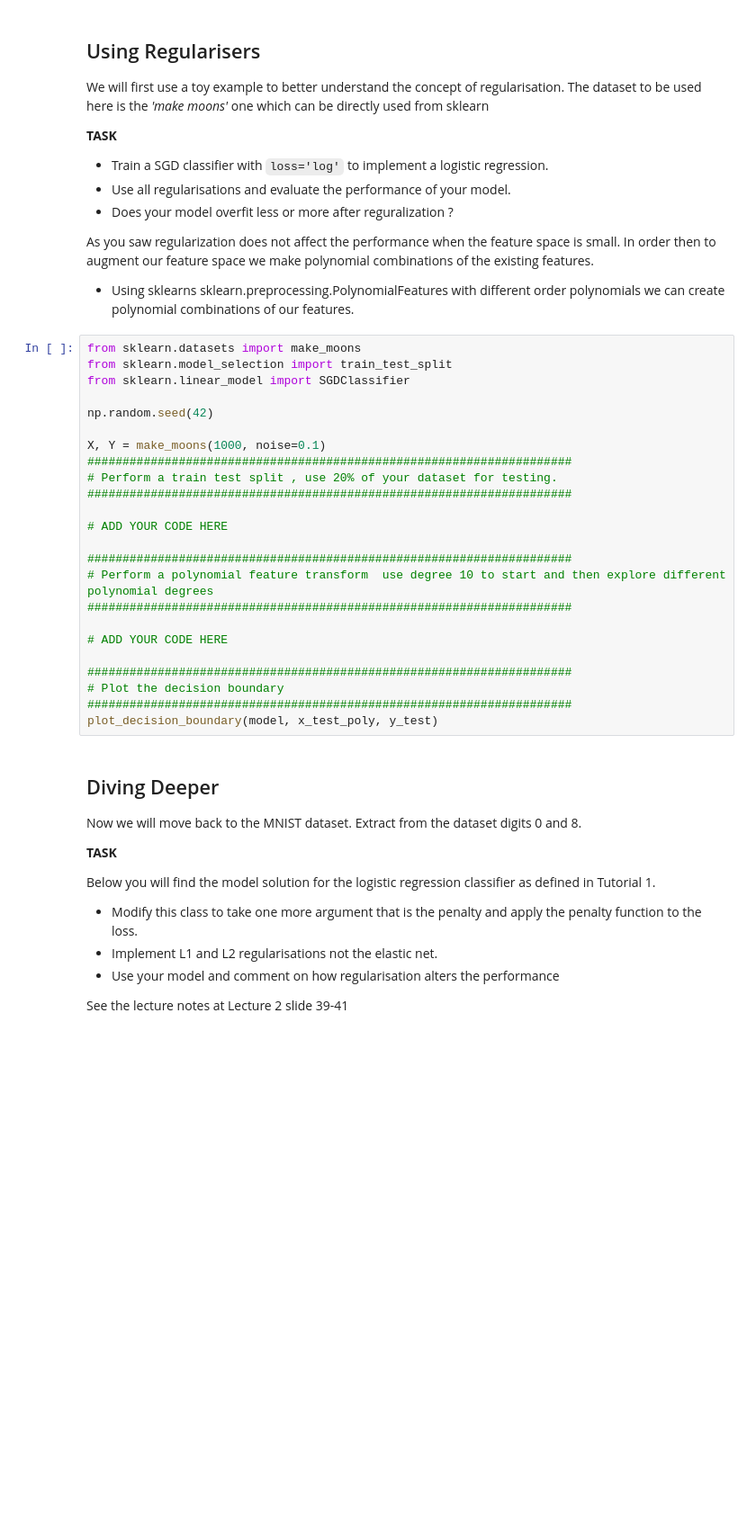
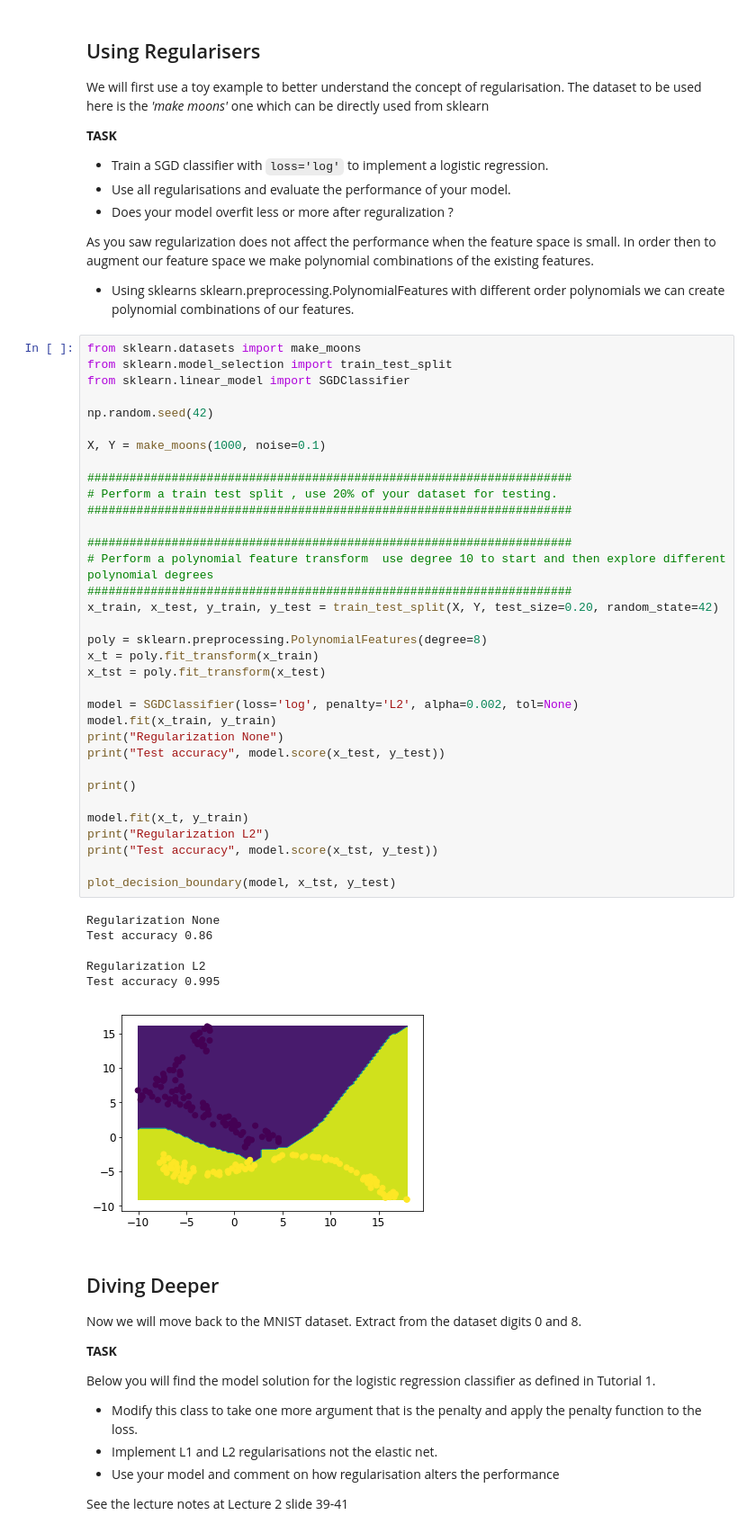
Before and after one commit to adicatana/ml_imaging_tutorials_imperial, a Jupyter notebook: MLI-Tutorial-2.ipynb, the cells around one changed output. Shown: that part at 90% size. Cells and saved outputs as stored; diff of their text form; blank space fills up the shorter version.

```diff
--- a/MLI-Tutorial-2.ipynb
+++ b/MLI-Tutorial-2.ipynb
@@ -107,27 +107,44 @@ As you saw regularization does not affect the performance when the feature space
 # %%
 from sklearn.datasets import make_moons
 from sklearn.model_selection import train_test_split
 from sklearn.linear_model import SGDClassifier
 
 np.random.seed(42)
 
 X, Y = make_moons(1000, noise=0.1)
+
 #####################################################################
 # Perform a train test split , use 20% of your dataset for testing.
 #####################################################################
 
-# ADD YOUR CODE HERE
-
 #####################################################################
 # Perform a polynomial feature transform  use degree 10 to start and then explore different polynomial degrees
 #####################################################################
+x_train, x_test, y_train, y_test = train_test_split(X, Y, test_size=0.20, random_state=42)
 
-# ADD YOUR CODE HERE
+poly = sklearn.preprocessing.PolynomialFeatures(degree=8)
+x_t = poly.fit_transform(x_train)
+x_tst = poly.fit_transform(x_test)
 
-#####################################################################
-# Plot the decision boundary
-#####################################################################
-plot_decision_boundary(model, x_test_poly, y_test)
+model = SGDClassifier(loss='log', penalty='L2', alpha=0.002, tol=None)
+model.fit(x_train, y_train)
+print("Regularization None")
+print("Test accuracy", model.score(x_test, y_test))
+
+print()
+
+model.fit(x_t, y_train)
+print("Regularization L2")
+print("Test accuracy", model.score(x_tst, y_test))
+
+plot_decision_boundary(model, x_tst, y_test)
+# %% [output]
+Regularization None
+Test accuracy 0.86
+
+Regularization L2
+Test accuracy 0.995
+[figure, added]
 # %% [markdown]
 ## Diving Deeper
 
```
Also changed, not shown: parts of 8 cells of this notebook, 2 other files.
